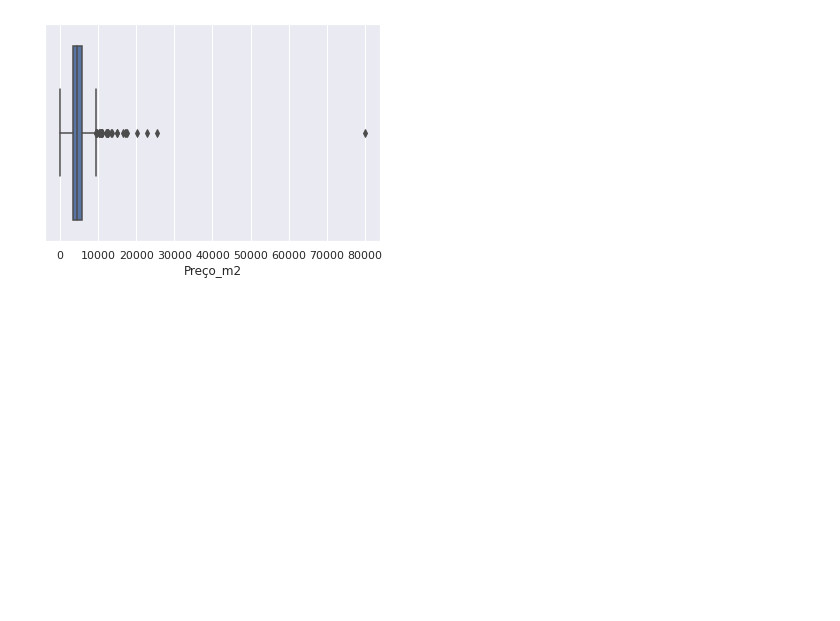
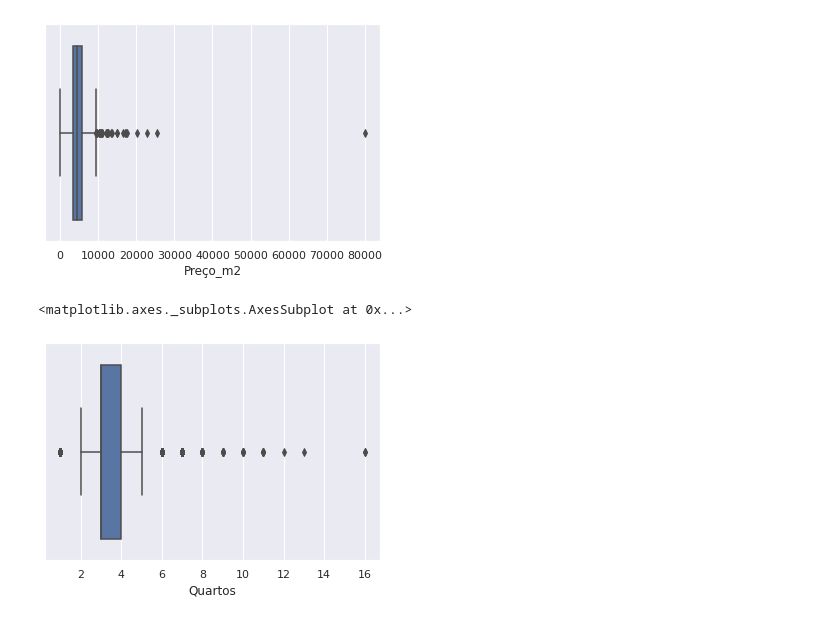
Before and after one commit to phenriquep00/imersao-dados-4, a Jupyter notebook: imersao_dados_4_02.ipynb, the cells around one changed output. Cells and saved outputs as stored; diff of their text form; code cells hidden in the pictures; blank space fills up the shorter version.

```diff
--- a/imersao_dados_4_02.ipynb
+++ b/imersao_dados_4_02.ipynb
@@ -536,3 +536,8 @@ sns.boxplot(data=df_preco_m2, x='Preço_m2')
 # %% [output]
 <matplotlib.axes._subplots.AxesSubplot at 0x...>
 [figure]
+# %%
+sns.boxplot(data=data_filtered, x='Quartos')
+# %% [output]
+<matplotlib.axes._subplots.AxesSubplot at 0x...>
+[figure, added]
```
Also changed, not shown: parts of 2 cells of this notebook.
